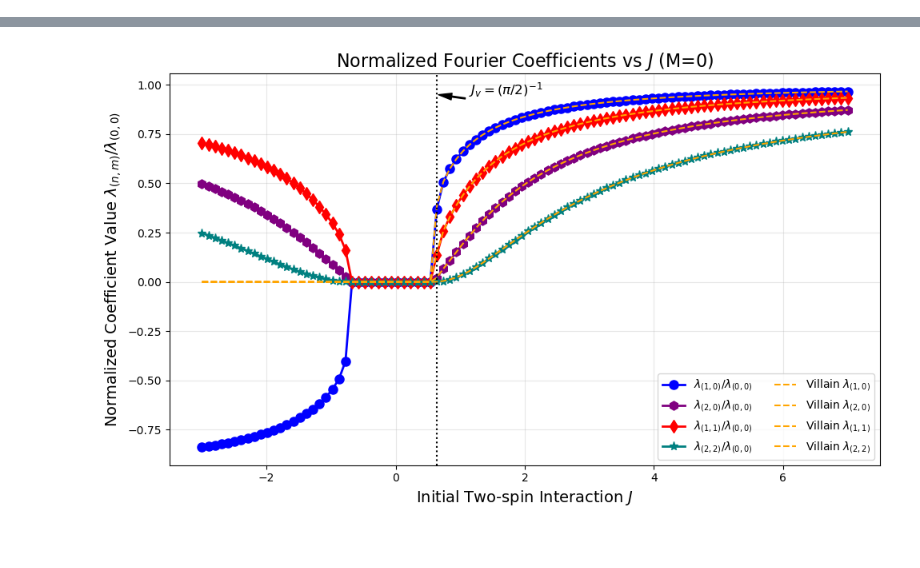
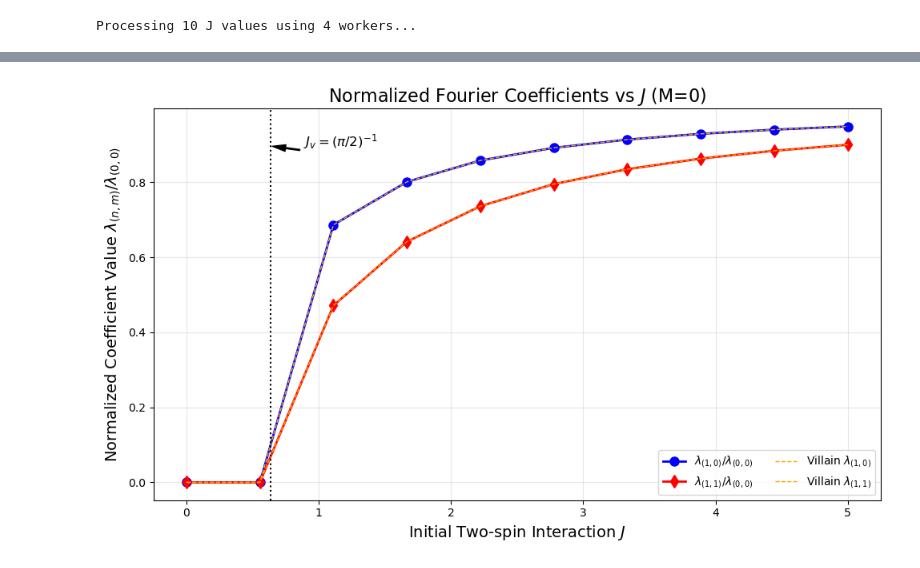
Before and after one commit to erbilcanartun/continuous-ashkin-teller, a Jupyter notebook: fixed-line_J.ipynb, the cells around one changed output, grey strips where cells are left out. Cells and saved outputs as stored; diff of their text form; code cells hidden in the pictures.

```diff
--- a/fixed-line_J.ipynb
+++ b/fixed-line_J.ipynb
@@ -172,13 +172,24 @@ def plot_villain_comparison(results, coeffs_to_show=None, figsize=(12, 8)):
     Jv_values = np.zeros_like(J_values)
     for i in range(len(J_values)):
         if abs(norm_coeffs[i, 1]) > 1e-10 and abs(norm_coeffs[i, 4]) > 1e-10:
-            ratio_10_20 = norm_coeffs[i, 4] / norm_coeffs[i, 1]  # (2,0)/(1,0)
-            if ratio_10_20 > 0:
+            #ratio_10_20 = norm_coeffs[i, 4] / norm_coeffs[i, 1]  # (2,0)/(1,0)
+            #if ratio_10_20 > 0:
+            #    Jv_values[i] = -3 / (2 * np.log(ratio_10_20))
+            #else:
+            #    Jv_values[i] = np.nan
+
+            ratio_10_20 = abs(norm_coeffs[i, 4] / norm_coeffs[i, 1])  # |λ₍₂,₀₎/λ₍₁,₀₎|
+            if ratio_10_20 < 1:
+                # Standard case: λ₍₂,₀₎ decays faster than λ₍₁,₀₎
                 Jv_values[i] = -3 / (2 * np.log(ratio_10_20))
             else:
-                Jv_values[i] = np.nan
+                # Inverted case: λ₍₂,₀₎ decays slower than λ₍₁,₀₎ or grows
+                # This could happen for J < 0 where the physics changes
+                # We invert the formula and adjust the sign to get a meaningful Jv
+                Jv_values[i] = 3 / (2 * np.log(ratio_10_20))
         else:
             Jv_values[i] = np.nan
+
 
     # Calculate Villain form predictions
     villain_coeffs = np.zeros((len(J_values), len(coeff_labels)))
@@ -199,11 +210,24 @@ def plot_villain_comparison(results, coeffs_to_show=None, figsize=(12, 8)):
     }
 
     # Calculate Villain predictions for all coefficients
+    #for i in range(len(J_values)):
+    #    if not np.isnan(Jv_values[i]) and Jv_values[i] > 0:
+    #        for label, exp in exponents.items():
+    #            idx = coeff_indices[label]
+    #            villain_coeffs[i, idx] = np.exp(-exp/(2*Jv_values[i]))
+
+    # Calculate Villain predictions for all coefficients
     for i in range(len(J_values)):
-        if not np.isnan(Jv_values[i]) and Jv_values[i] > 0:
+        if not np.isnan(Jv_values[i]) and Jv_values[i] != 0:
             for label, exp in exponents.items():
                 idx = coeff_indices[label]
-                villain_coeffs[i, idx] = np.exp(-exp/(2*Jv_values[i]))
+                # Use the modified Jv to calculate the coefficient
+                villain_coeffs[i, idx] = np.exp(-exp/(2*abs(Jv_values[i])))
+
+                # Apply sign correction based on J sign and coefficient
+                if J_values[i] < 0 and exp % 2 == 1:
+                    # For odd exponents, flip sign for J < 0
+                    villain_coeffs[i, idx] *= -1
 
     # Colors for different coefficients
     colors = {
@@ -243,7 +267,7 @@ def plot_villain_comparison(results, coeffs_to_show=None, figsize=(12, 8)):
             valid = ~np.isnan(villain_coeffs[:, idx])
             if np.any(valid):
                 ax.plot(J_values[valid], villain_coeffs[valid, idx],
-                        marker='', markersize=0, linestyle='--', linewidth=1.5,
+                        marker='', markersize=0, linestyle='--', linewidth=1,
                         color='orange',
                         label=f'Villain $\\lambda_{{{label}}}$')
 
@@ -269,5 +293,14 @@ def plot_villain_comparison(results, coeffs_to_show=None, figsize=(12, 8)):
     return fig
 # %%
 # Run analysis
-J_values = np.linspace(-3, 7.0, 100)
+J_values = np.linspace(0, 5.0, 10)
 results = analyze_coefficients_vs_J_parallel(J_values, M=0, n_max=20, n_steps=10, b=3, d=2, n_workers=4)
+
+# Plot all coefficients
+plot_villain_comparison(results,
+                        coeffs_to_show=['(1,0)', '(1,1)'],
+                        figsize=(10, 6))
+#plt.savefig("fixed-line_fixed-J.png", dpi=200)
+plt.show()
+# %% [output]
+Processing 10 J values using 4 workers...
@@ -274,9 +312 @@ results = analyze_coefficients_vs_J_parallel(J_values, M=0, n_max=20, n_steps=10
+[figure, added]
-# %%
-# Plot all coefficients
-#plot_villain_comparison(results)
-plot_villain_comparison(results,
-                        coeffs_to_show=['(1,0)', '(2,0)', '(1,1)', '(2,2)'],
-                        figsize=(10, 6))
-plt.show()
-# %% [output]
-[figure, removed]
```
Also changed, not shown: parts of 4 cells of this notebook, 9 other files.
